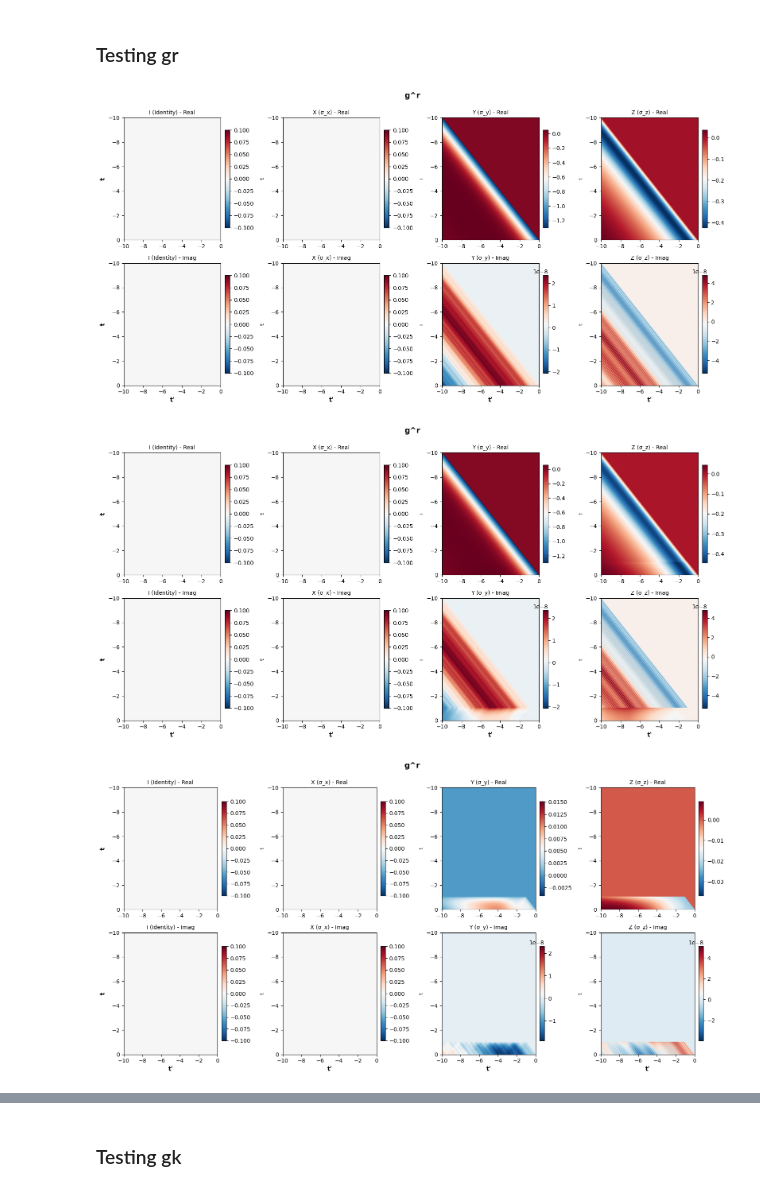
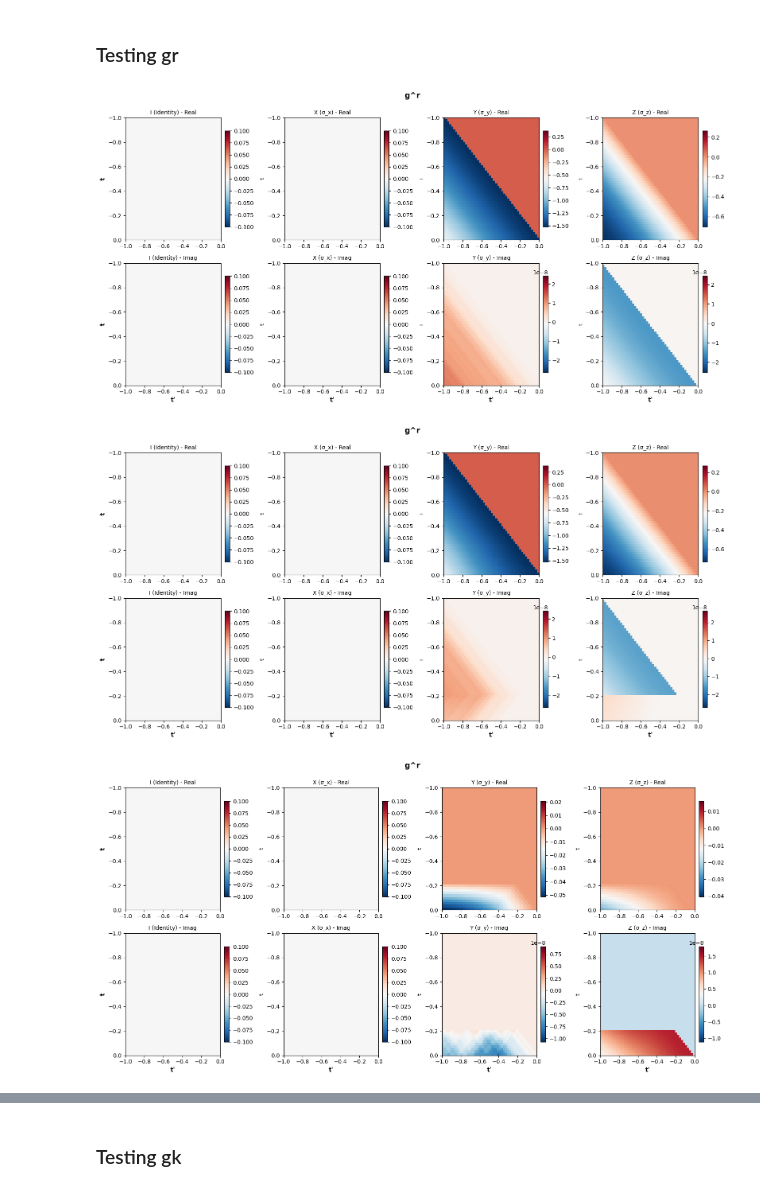
Before and after one commit to j-curtis/psBQP, a Jupyter notebook: code_testing.ipynb, the cells around one changed output, grey strips where cells are left out. Drawn from its saved outputs; the diff is of its cells as text; code cells hidden in the pictures.

```diff
--- a/code_testing.ipynb
+++ b/code_testing.ipynb
@@ -586,11 +586,13 @@ plt.plot(state_1.get_gap_history())
 # %% [markdown]
 ### Testing gr
 # %%
-plot_nambu_components(initial_state.gr, evolution.time_grid, 'g^r', t_lim= (-10,0), tprime_lim=(-10,0))
+plot_nambu_components(initial_state.gr, evolution.time_grid, 'g^r', t_lim= (-1,0), tprime_lim=(-1,0))
 
-plot_nambu_components(state_1.gr, evolution.time_grid, 'g^r', t_lim= (-10,0), tprime_lim=(-10,0))#, t_lim= (-4,0), tprime_lim=(-4,0))
-plot_nambu_components(state_1.gr - initial_state.gr, evolution.time_grid, 'g^r', t_lim= (-10,0), tprime_lim=(-10,0))#, t_lim= (-4,0), tprime_lim=(-4,0)
+plot_nambu_components(state_1.gr, evolution.time_grid, 'g^r', t_lim= (-1,0), tprime_lim=(-1,0))#, t_lim= (-4,0), tprime_lim=(-4,0))
+plot_nambu_components(state_1.gr - initial_state.gr, evolution.time_grid, 'g^r', t_lim= (-1,0), tprime_lim=(-1,0))#, t_lim= (-4,0), tprime_lim=(-4,0)
+
+plot_nambu_components(state_1.gr - initial_state.gr, evolution.time_grid, 'g^r', t_lim= (-10,0), tprime_lim=(-1,0))#, t_lim= (-4,0), tprime_lim=(-4,0)
 # %% [output]
-[figure, old version]
+[figure, new version]
-[figure, old version]
+[figure, new version]
-[figure, old version]
+[figure, new version]
```
Also changed, not shown: parts of 5 cells of this notebook, 4 other files.
